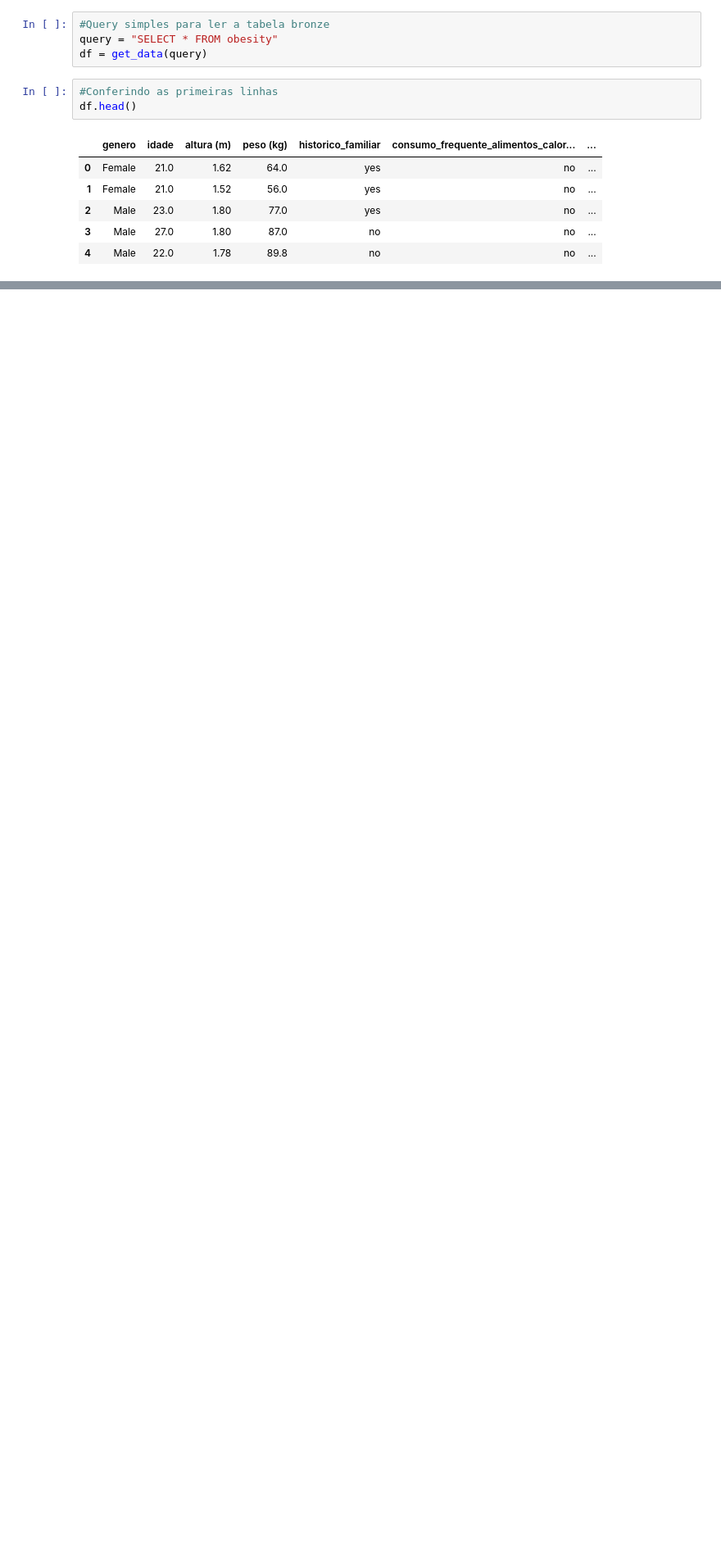
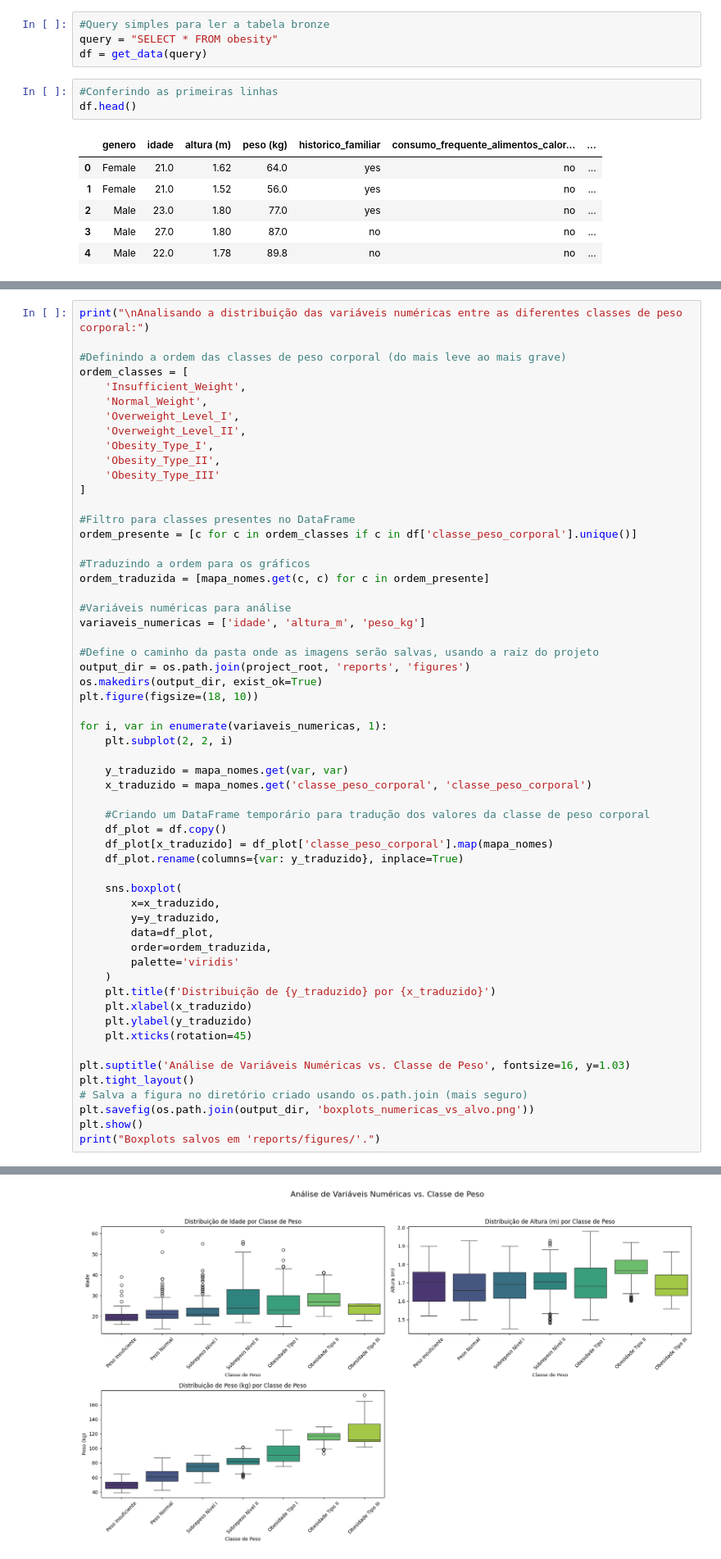
Before and after one commit to LohSilva/obesity_project, a Jupyter notebook: notebooks/eda.ipynb, the cells around one changed output, grey strips where cells are left out. Shown at 82% size. Drawn from its saved outputs; the diff is of its cells as text; blank space fills up the shorter version.

```diff
--- a/notebooks/eda.ipynb
+++ b/notebooks/eda.ipynb
@@ -27,0 +320,58 @@ df.head()
+# %%
+print("\nAnalisando a distribuição das variáveis numéricas entre as diferentes classes de peso corporal:")
+
+#Definindo a ordem das classes de peso corporal (do mais leve ao mais grave)
+ordem_classes = [
+    'Insufficient_Weight',
+    'Normal_Weight',
+    'Overweight_Level_I',
+    'Overweight_Level_II',
+    'Obesity_Type_I',
+    'Obesity_Type_II',
+    'Obesity_Type_III'
+]
+
+#Filtro para classes presentes no DataFrame
+ordem_presente = [c for c in ordem_classes if c in df['classe_peso_corporal'].unique()]
+
+#Traduzindo a ordem para os gráficos
+ordem_traduzida = [mapa_nomes.get(c, c) for c in ordem_presente]
+
+#Variáveis numéricas para análise
+variaveis_numericas = ['idade', 'altura_m', 'peso_kg']
+
+#Define o caminho da pasta onde as imagens serão salvas, usando a raiz do projeto
+output_dir = os.path.join(project_root, 'reports', 'figures')
+os.makedirs(output_dir, exist_ok=True)
+plt.figure(figsize=(18, 10))
+
+for i, var in enumerate(variaveis_numericas, 1):
+    plt.subplot(2, 2, i)
+
+    y_traduzido = mapa_nomes.get(var, var)
+    x_traduzido = mapa_nomes.get('classe_peso_corporal', 'classe_peso_corporal')
+
+    #Criando um DataFrame temporário para tradução dos valores da classe de peso corporal
+    df_plot = df.copy()
+    df_plot[x_traduzido] = df_plot['classe_peso_corporal'].map(mapa_nomes)
+    df_plot.rename(columns={var: y_traduzido}, inplace=True)
+
+    sns.boxplot(
+        x=x_traduzido,
+        y=y_traduzido,
+        data=df_plot,
+        order=ordem_traduzida,
+        palette='viridis'
+    )
+    plt.title(f'Distribuição de {y_traduzido} por {x_traduzido}')
+    plt.xlabel(x_traduzido)
+    plt.ylabel(y_traduzido)
+    plt.xticks(rotation=45)
+
+plt.suptitle('Análise de Variáveis Numéricas vs. Classe de Peso', fontsize=16, y=1.03)
+plt.tight_layout()
+# Salva a figura no diretório criado usando os.path.join (mais seguro)
+plt.savefig(os.path.join(output_dir, 'boxplots_numericas_vs_alvo.png'))
+plt.show()
+print("Boxplots salvos em 'reports/figures/'.")
+# %% [output]
@@ -27,0 +390 @@ df.head()
+[figure, added]
```
Also changed, not shown: parts of 32 cells of this notebook, 6 other files.
